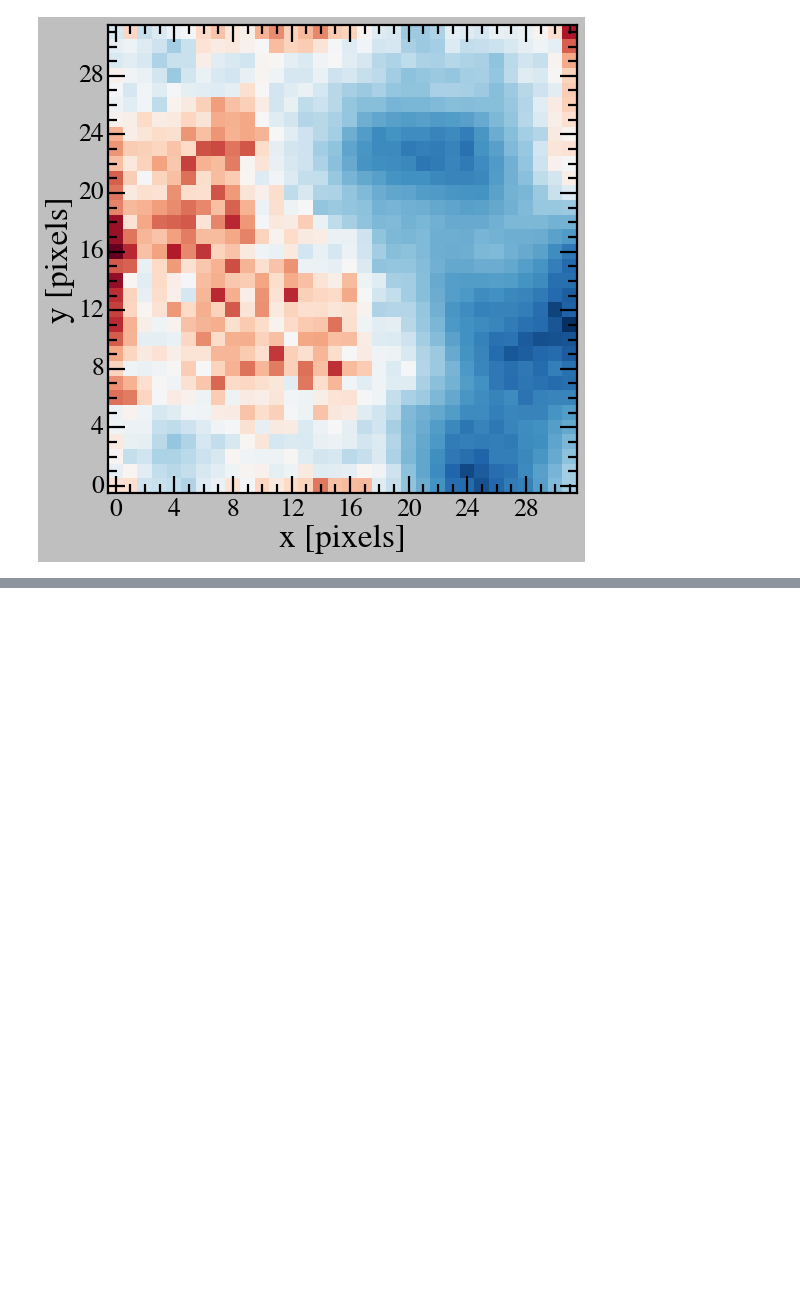
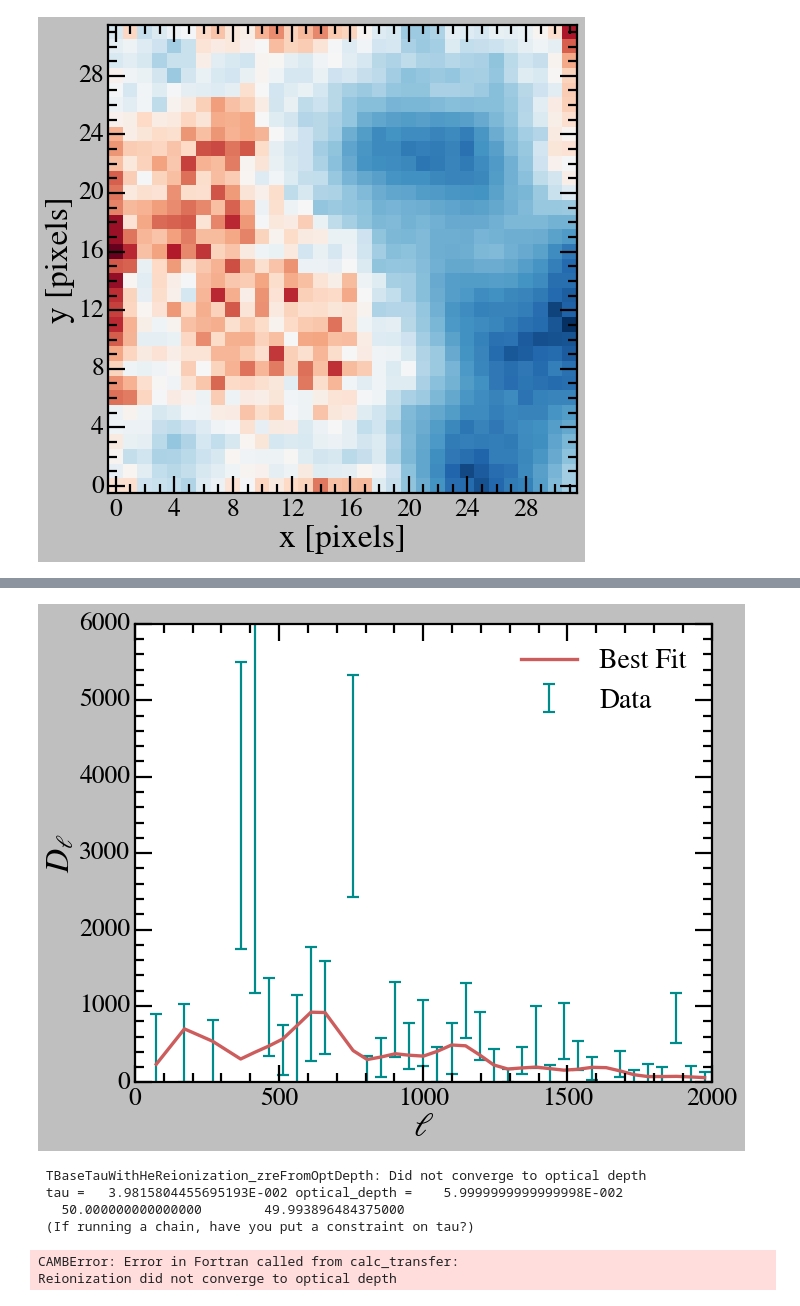
Before and after one commit to vinh-qtran/8.942_week_13, a Jupyter notebook: analysis.ipynb, the cells around one changed output, grey strips where cells are left out. Saved outputs shown, nothing was run; the diff lists cells and outputs as text; code cells hidden in the pictures; blank space fills up the shorter version.

Commit message:
large datasets processed

```diff
--- a/analysis.ipynb
+++ b/analysis.ipynb
@@ -386,0 +436,28 @@ class PowerSpectrum:
+# %%
+for data_size in data_sizes:
+    if not os.path.exists(f'{processed_data_dir}/{data_size}_1.npy') and not os.path.exists(f'{processed_data_dir}/{data_size}_2.npy'):
+        print(f'{data_size} dataset not processed')
+        continue
+
+    power_spectrum = PowerSpectrum(
+        np.load(f'{processed_data_dir}/{data_size}_1.npy'),
+        np.load(f'{processed_data_dir}/{data_size}_2.npy')
+    )
+
+    fit_results = power_spectrum.fit([0.7, 0.022, 0.12, 3.0, 0.96])
+    if not fit_results['success']:
+        print(f'{data_size} fit failed')
+        print(fit_results['message'])
+        continue
+
+    best_fit_params = fit_results['params']
+
+    power_spectrum.show_power_spectrum(best_fit_params,f'{visualizations_dir}/{data_size}_power_spectrum.png')
+# %% [output]
+[figure, added]
+ TBaseTauWithHeReionization_zreFromOptDepth: Did not converge to optical depth
+ tau =   3.9815804455695193E-002 optical_depth =    5.9999999999999998E-002
+   50.000000000000000        49.993896484375000
+ (If running a chain, have you put a constraint on tau?)
+CAMBError: Error in Fortran called from calc_transfer:
+Reionization did not converge to optical depth
```
Also changed, not shown: parts of 3 cells of this notebook, 4 other files.
